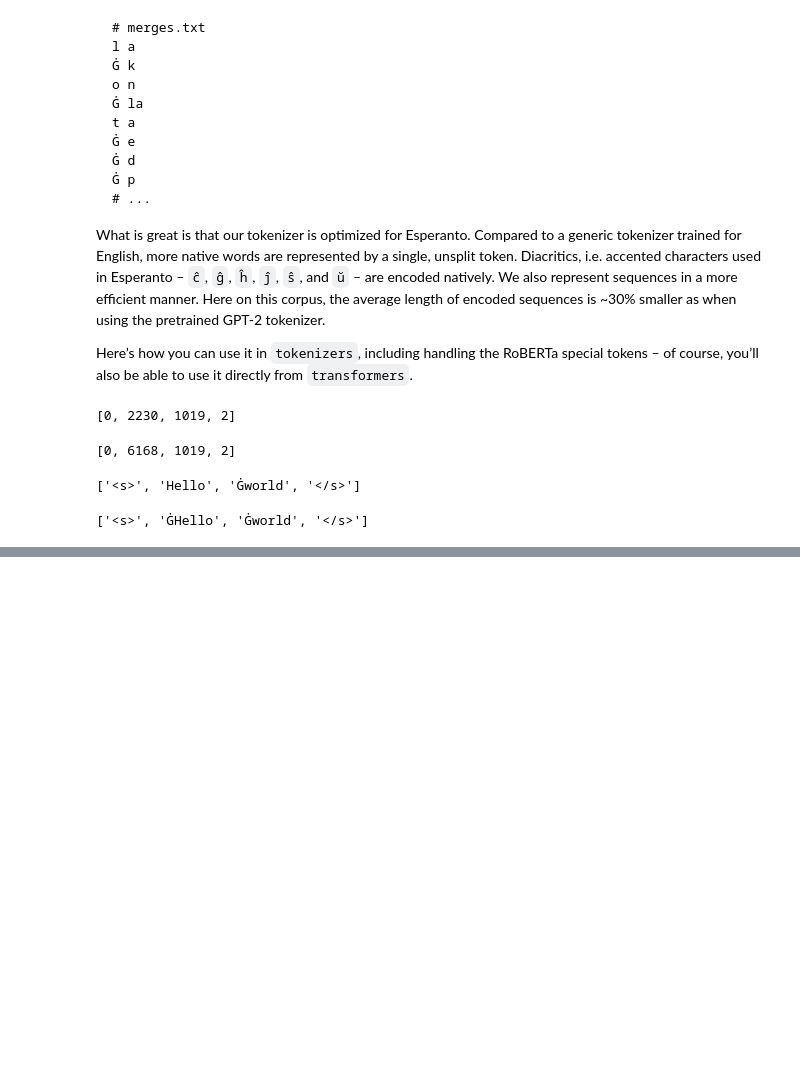
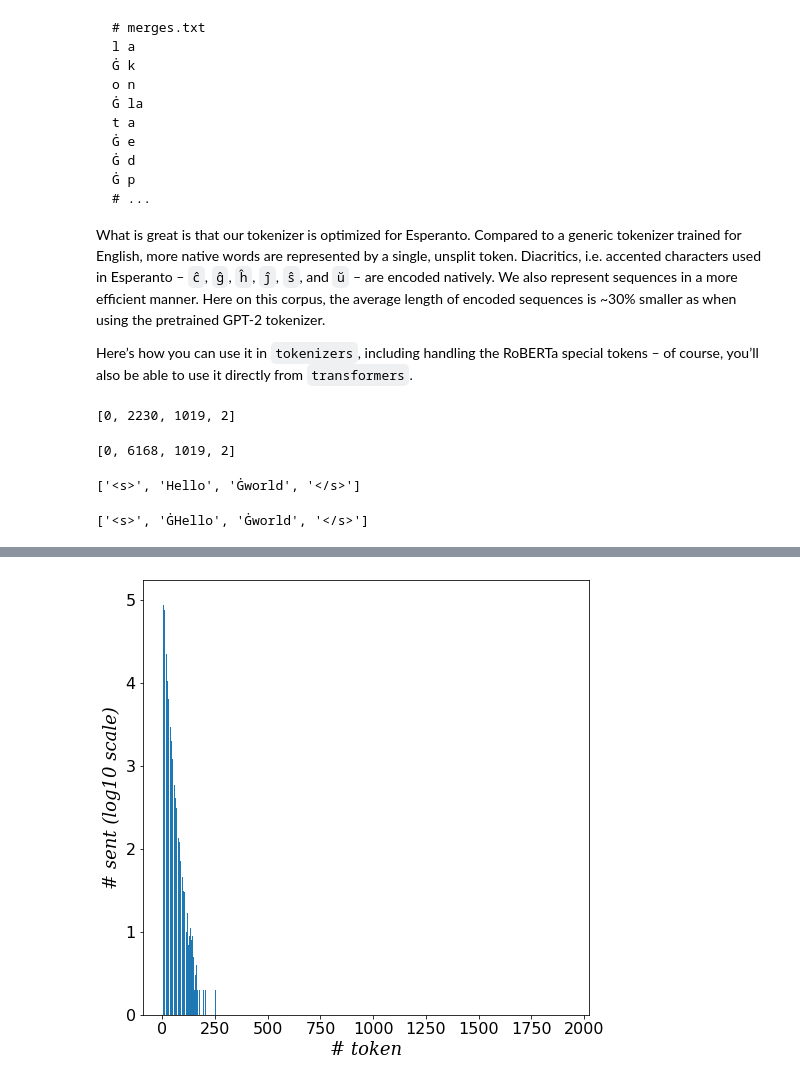
Before and after one commit to asayeed/ActiveBaby, a Jupyter notebook: ipynb/tokenizer.ipynb, the cells around one changed output, grey strips where cells are left out. Drawn from its saved outputs; the diff is of its cells as text; code cells hidden in the pictures; blank space fills up the shorter version.

```diff
--- a/ipynb/tokenizer.ipynb
+++ b/ipynb/tokenizer.ipynb
@@ -68,11 +78,13 @@ with open(output_file, 'w') as outfile:
     for fname in paths:
         print(fname)
         with open(fname) as infile:
-            for line in tqdm(infile):
+            for line in tqdm(infile.readlines()):
                 line = line.strip()
                 if line:
                     doc = nlp(line)
                     new_line = '\n'.join([d.text for d in doc.sents])
+                    if[-1] != '\n':
+                        new_line += '\n'
                     outfile.write(new_line)
 # %% [output]
 /root/xhong/babylm/babylm_data/babylm_10M/open_subtitles.train
@@ -221,0 +306,18 @@ with open(output_file, 'w') as outfile:
+# %%
+italic_font = {'family':'serif',
+        'style':'italic',
+        'size':18 }
+
+X = list(stat_num_token.keys())
+Y = [np.log10(y) for y in list(stat_num_token.values())]
+
+plt.figure(figsize=(8,8))
+plt.bar(X, Y)
+
+plt.xlabel('# token', fontdict=italic_font)
+plt.ylabel('# sent (log10 scale)', fontdict=italic_font)
+plt.xticks(fontsize=16)
+plt.yticks(fontsize=16)
+plt.show()
+# %% [output]
+[figure, added]
```
Also changed, not shown: parts of 25 cells of this notebook.
